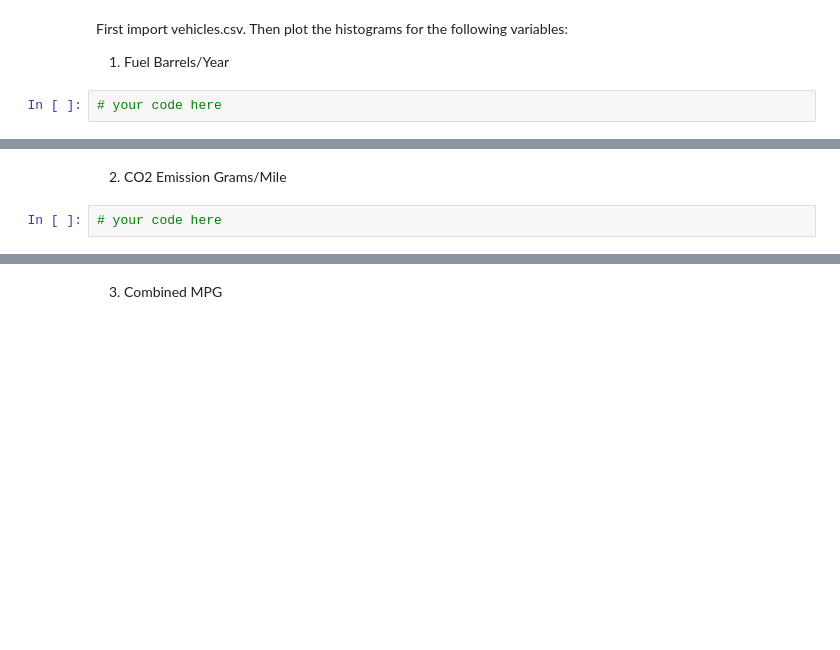
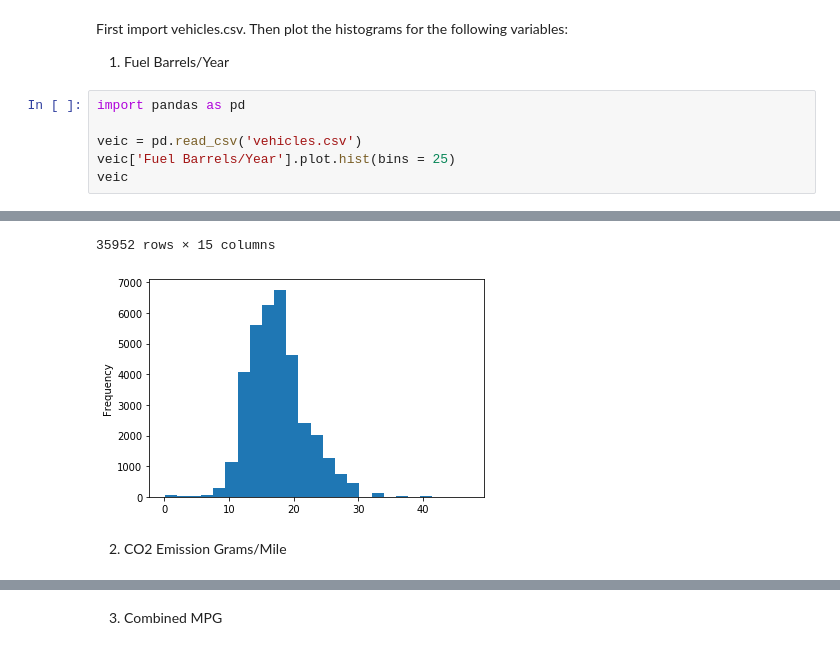
Before and after one commit to ta-data-lis/lab-probability-distributions, a Jupyter notebook: your-code/continuous.ipynb, the cells around one changed output, grey strips where cells are left out. Drawn from its saved outputs; the diff is of its cells as text; blank space fills up the shorter version.

```diff
--- a/your-code/continuous.ipynb
+++ b/your-code/continuous.ipynb
@@ -74,5 +133,10 @@ First import vehicles.csv.
 Then plot the histograms for the following variables:
 
 1. Fuel Barrels/Year
-# %%
-# your code here
+# %%
+import pandas as pd
+
+veic = pd.read_csv('vehicles.csv')
+veic['Fuel Barrels/Year'].plot.hist(bins = 25)
+veic
+# %% [output]
@@ -79,4 +155,4 @@ Then plot the histograms for the following variables:
+35952 rows × 15 columns
+[figure, added]
 # %% [markdown]
 2. CO2 Emission Grams/Mile
-# %%
-# your code here
```
Also changed, not shown: parts of 22 cells of this notebook.
